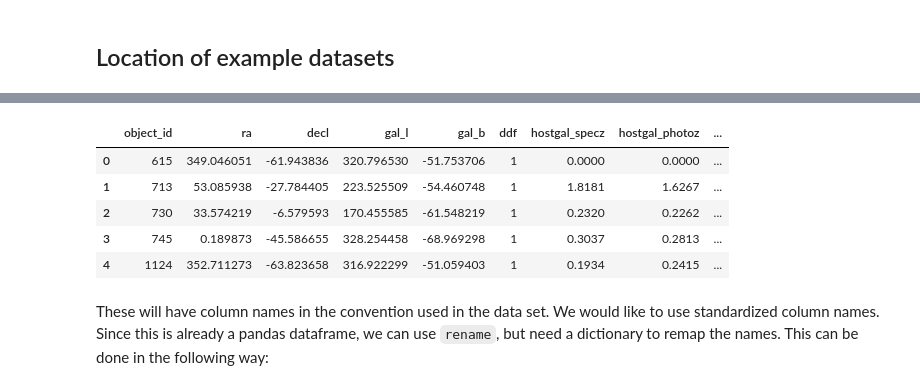
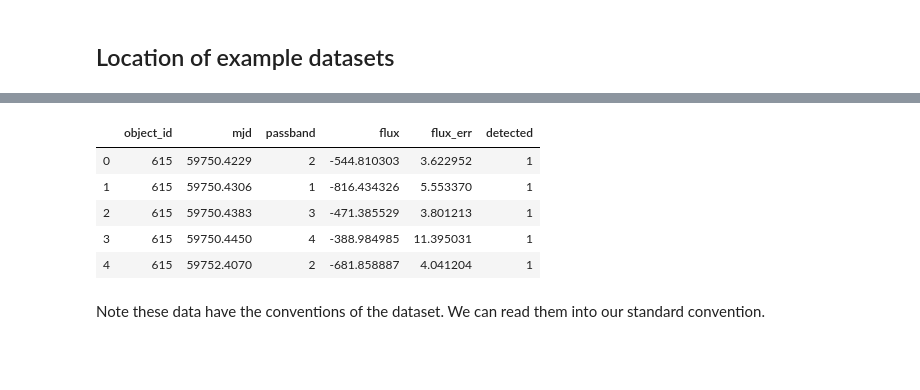
Before and after one commit to rbiswas4/TdaData, a Jupyter notebook: examples/demo_io.ipynb, the cells around one changed output, grey strips where cells are left out. Saved outputs shown, nothing was run; the diff lists cells and outputs as text; code cells hidden in the pictures; blank space fills up the shorter version.

```diff
--- a/examples/demo_io.ipynb
+++ b/examples/demo_io.ipynb
@@ -16,14 +36,14 @@ example_phot = os.path.join(tdd.example_data, 'plasticc_train_phot.csv')
+# %%
+pdata_orig.head()
+# %% [output]
+|  | object_id | mjd | passband | flux | flux_err | detected |
+| 0 | 615 | 59750.4229 | 2 | -544.810303 | 3.622952 | 1 |
+| 1 | 615 | 59750.4306 | 1 | -816.434326 | 5.553370 | 1 |
+| 2 | 615 | 59750.4383 | 3 | -471.385529 | 3.801213 | 1 |
+| 3 | 615 | 59750.4450 | 4 | -388.984985 | 11.395031 | 1 |
+| 4 | 615 | 59752.4070 | 2 | -681.858887 | 4.041204 | 1 |
+# %% [markdown]
+Note these data have the conventions of the dataset. We can read them into our standard convention.
 # %%
 # read in plasticc datasets
 metadata, photometry = read_plasticc_data(example_meta, example_phot)
-metadata.head()
-# %% [output]
-|  | object_id | ra | decl | gal_l | gal_b | ddf | hostgal_specz | hostgal_photoz | ... |
-| 0 | 615 | 349.046051 | -61.943836 | 320.796530 | -51.753706 | 1 | 0.0000 | 0.0000 | ... |
-| 1 | 713 | 53.085938 | -27.784405 | 223.525509 | -54.460748 | 1 | 1.8181 | 1.6267 | ... |
-| 2 | 730 | 33.574219 | -6.579593 | 170.455585 | -61.548219 | 1 | 0.2320 | 0.2262 | ... |
-| 3 | 745 | 0.189873 | -45.586655 | 328.254458 | -68.969298 | 1 | 0.3037 | 0.2813 | ... |
-| 4 | 1124 | 352.711273 | -63.823658 | 316.922299 | -51.059403 | 1 | 0.1934 | 0.2415 | ... |
-# %% [markdown]
-These will have column names in the convention used in the data set. We would like to use standardized column
-names. Since this is already a pandas dataframe, we can use `rename`, but need a dictionary to remap the names. This can be done in the following way:
```
Also changed, not shown: parts of 15 cells of this notebook, 2 other files.
